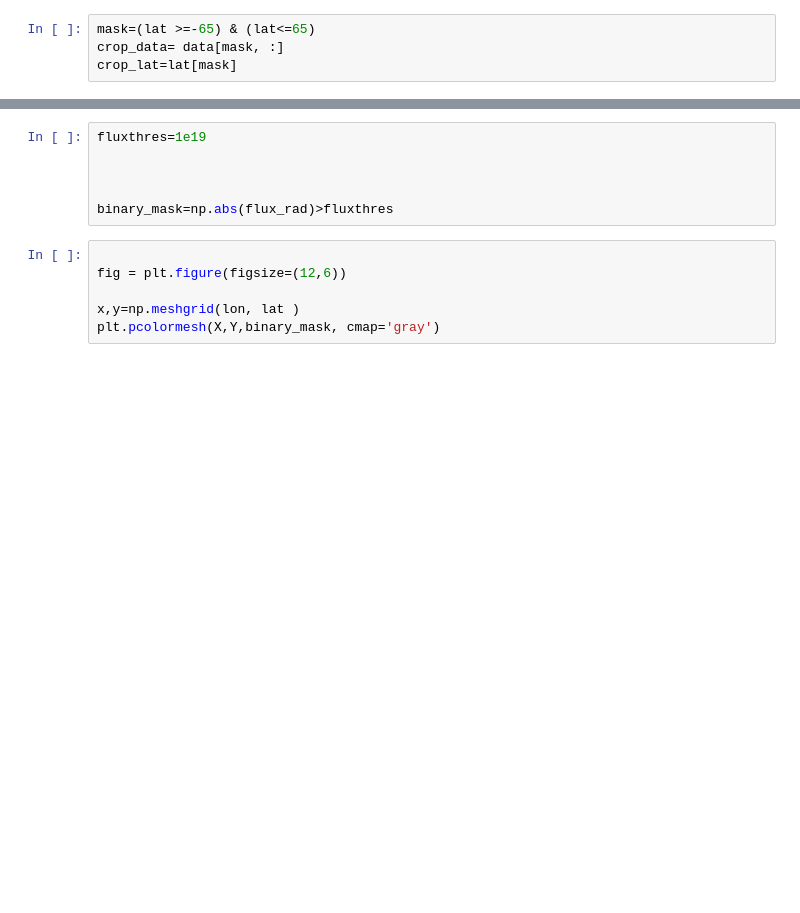
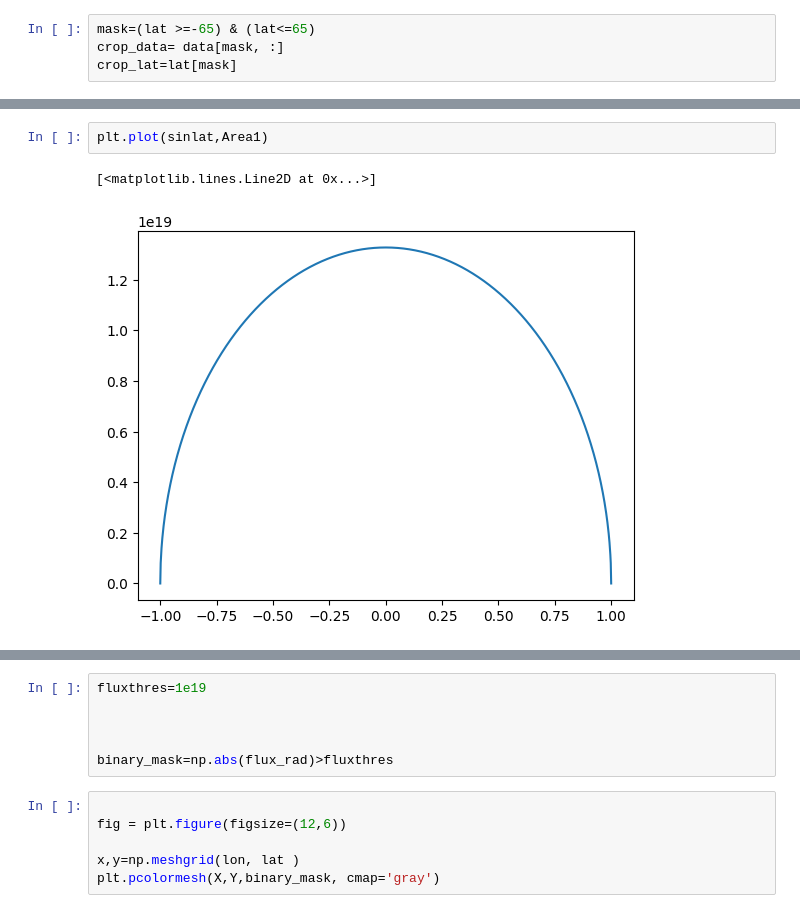
Before and after one commit to Samapti25/solar, a Jupyter notebook: carringtonmaps.ipynb, the cells around one changed output, grey strips where cells are left out. Saved outputs shown, nothing was run; the diff lists cells and outputs as text; blank space fills up the shorter version.

```diff
--- a/carringtonmaps.ipynb
+++ b/carringtonmaps.ipynb
@@ -182,0 +173,5 @@ for i in range (ny):
+# %%
+plt.plot(sinlat,Area1)
+# %% [output]
+[<matplotlib.lines.Line2D at 0x...>]
+[figure, added]
```
Also changed, not shown: parts of 16 cells of this notebook.
